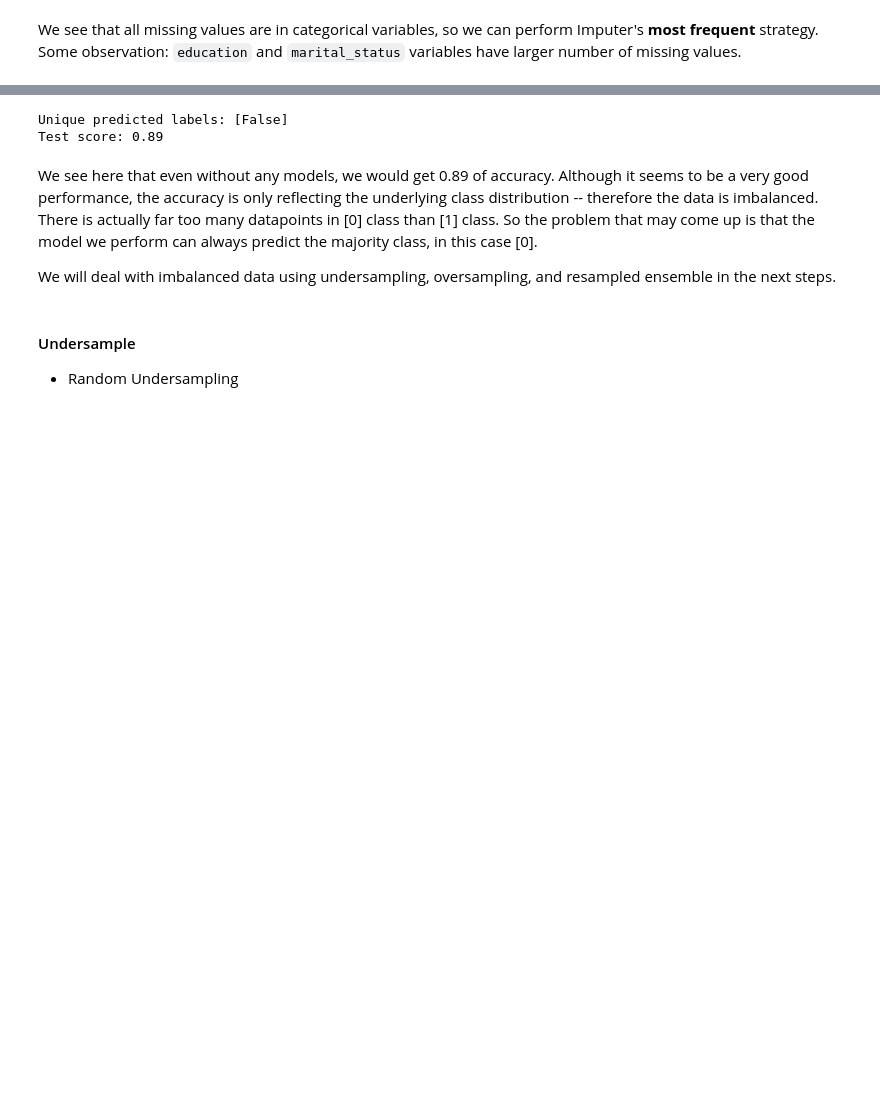
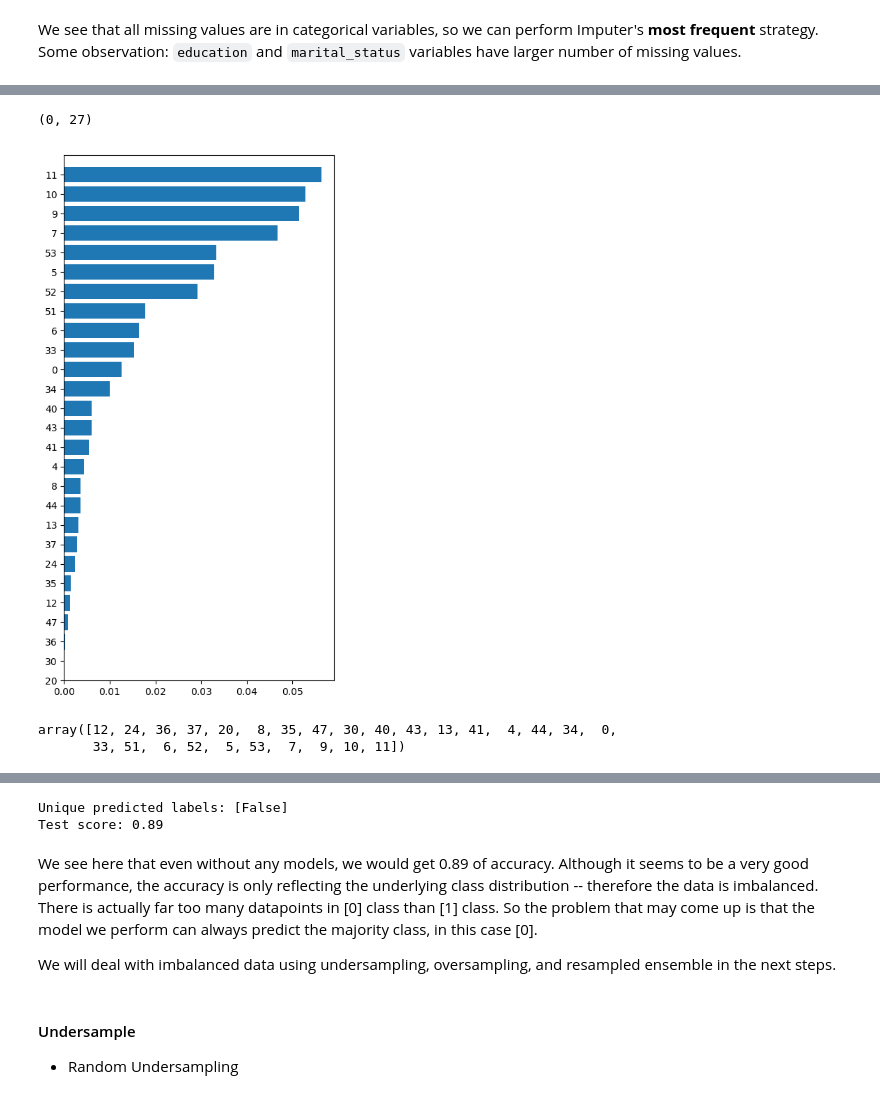
Before and after one commit to jagerhartman1/homework-iii-jagerhartman1-master, a Jupyter notebook: hw3_starter_notebook.ipynb, the cells around one changed output, grey strips where cells are left out. Cells and saved outputs as stored; diff of their text form; code cells hidden in the pictures; blank space fills up the shorter version.

```diff
--- a/hw3_starter_notebook.ipynb
+++ b/hw3_starter_notebook.ipynb
@@ -376,0 +376,5 @@ X_train.head()
+# %%
+# only take the significant variables (cut from 53 to 40 columns)
+cutoff = int(np.where( inds == 12 )[0])
+length = len(inds)
+keep_inds = inds[-(length-cutoff):]
@@ -376,0 +391,17 @@ X_train.head()
+# %%
+mi_new = mutual_info_classif(X_train[keep_inds], y_train.values)
+inds_new = np.argsort(mi_new)
+
+plt.figure(figsize=(5, 10))
+plt.barh(np.arange(len(mi_new)), np.log(mi_new[inds_new] + 1))
+plt.yticks(np.arange(len(mi_new)), X_train[keep_inds].columns[inds_new])
+plt.ylim(0, len(mi_new))
+# %% [output]
+(0, 27)
+[figure, added]
+# %%
+# important features to keep:
+keep_inds
+# %% [output]
+array([12, 24, 36, 37, 20,  8, 35, 47, 30, 40, 43, 13, 41,  4, 44, 34,  0,
+       33, 51,  6, 52,  5, 53,  7,  9, 10, 11])
```
Also changed, not shown: parts of 132 cells of this notebook.
